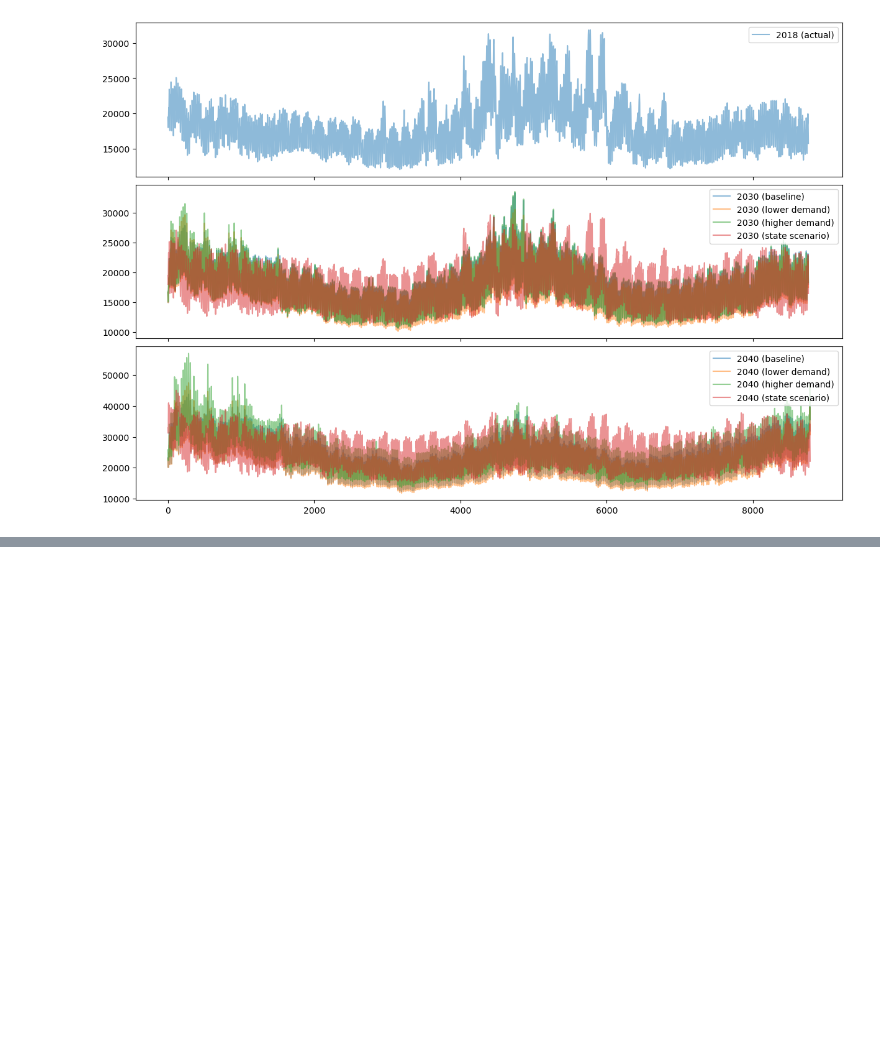
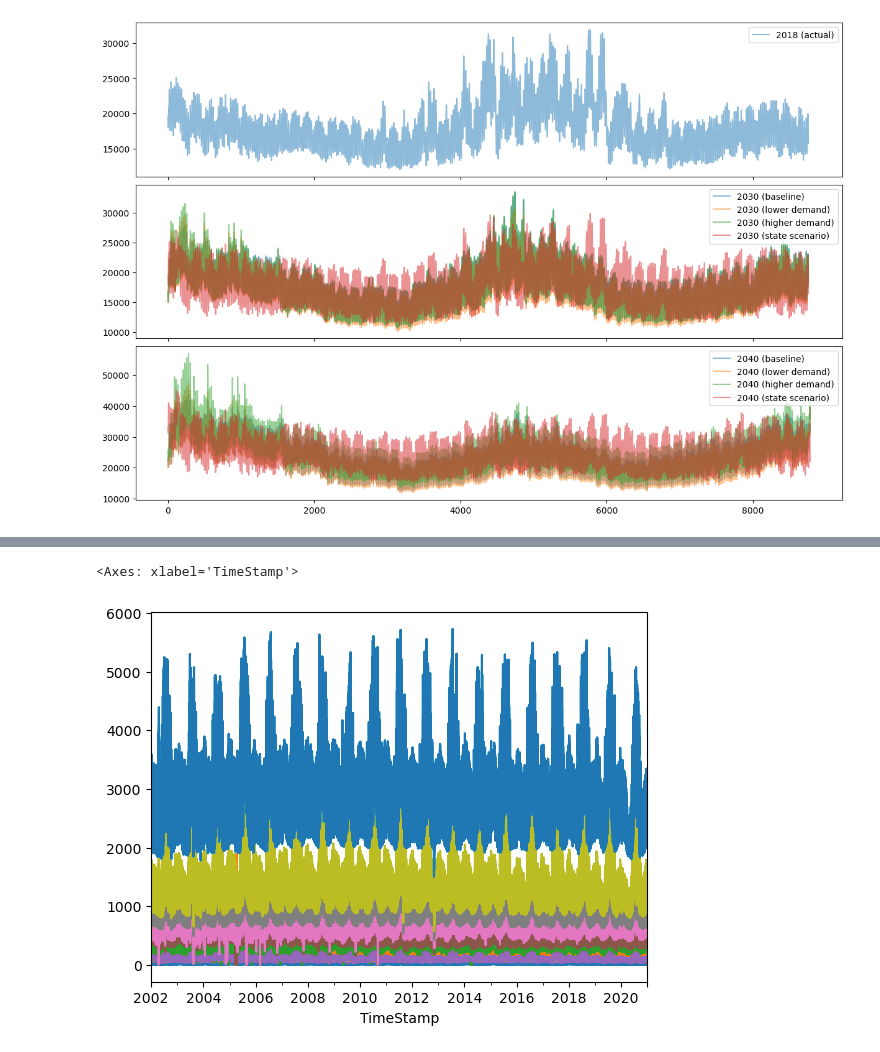
Before and after one commit to boyuan276/NYgrid-python, a Jupyter notebook: examples/write_load_profiles_from_NYISO_outlook.ipynb, the cells around one changed output, grey strips where cells are left out. Saved outputs shown, nothing was run; the diff lists cells and outputs as text; code cells hidden in the pictures; blank space fills up the shorter version.

```diff
--- a/examples/write_load_profiles_from_NYISO_outlook.ipynb
+++ b/examples/write_load_profiles_from_NYISO_outlook.ipynb
@@ -81,9 +61,8 @@ zonal_demand_2018 = pd.read_csv(filename, index_col=0, parse_dates=True)
 zonal_demand_2018 = zonal_demand_2018.pivot(columns='ZoneID', values='Load')
 
 # Distribute load to buses
-bus_demand_2018 = add_load_weighted(zonal_demand_2018, load_ratio_zone,
-                                    load_bus_zone, num_load_bus_tot,
-                                    zone_ids, num_load_bus_zone)
+bus_demand_2018 = ng_prep.add_load_weighted(zonal_demand_2018,
+                                            bus_info=bus_info)
 # %%
 bus_demand_2018.plot(legend=False)
 # %% [output]
@@ -208,11 +202,11 @@ bus_load_state_scenario_2040.to_csv(f'{output_dir}/bus_load_state_scenario_2040.
 # %%
-# # Read load data: 2002-2020
-# filename = '/media/by276/Bo_SSD/offshore_wind/Data/Demand/demand_base_zone.csv'
-# zonal_demand = pd.read_csv(filename, index_col=0, parse_dates=True)
+# Read load data: 2002-2020
+filename = '/media/by276/Bo_SSD/offshore_wind/Data/Demand/demand_base_zone.csv'
+zonal_demand = pd.read_csv(filename, index_col=0, parse_dates=True)
 
-# # Distribute load to buses
-# sample_hour_load = add_load_weighted(zonal_demand, load_ratio_zone,
-#                                      load_bus_zone, num_load_bus_tot,
-#                                      zone_ids, num_load_bus_zone)
-
-# sample_hour_load.to_csv('/media/by276/Bo_SSD/offshore_wind/Data/Demand/demand_base_bus.csv')
+# Replace negative values with 0
+zonal_demand[zonal_demand < 0] = 0
+# %%
+# Distribute load to buses
+sample_hour_load = ng_prep.add_load_weighted(zonal_demand, bus_info=bus_info)
+sample_hour_load
@@ -218,0 +228,5 @@ bus_load_state_scenario_2040.to_csv(f'{output_dir}/bus_load_state_scenario_2040.
+# %%
+sample_hour_load.plot(legend=False)
+# %% [output]
+<Axes: xlabel='TimeStamp'>
+[figure, added]
```
Also changed, not shown: parts of 14 cells of this notebook, 2 other files.
